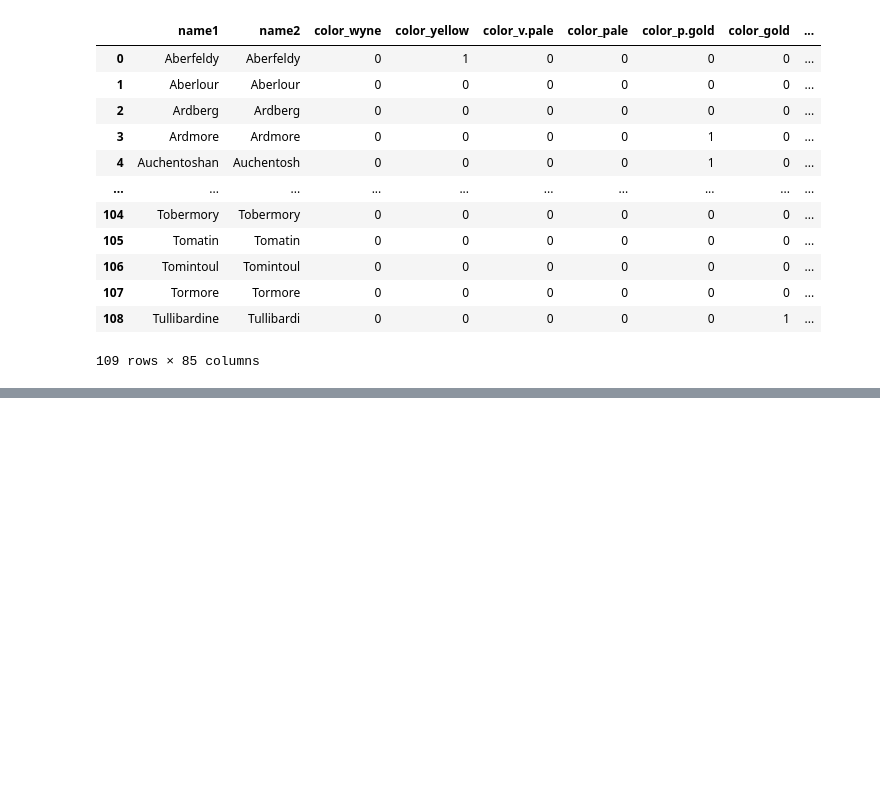
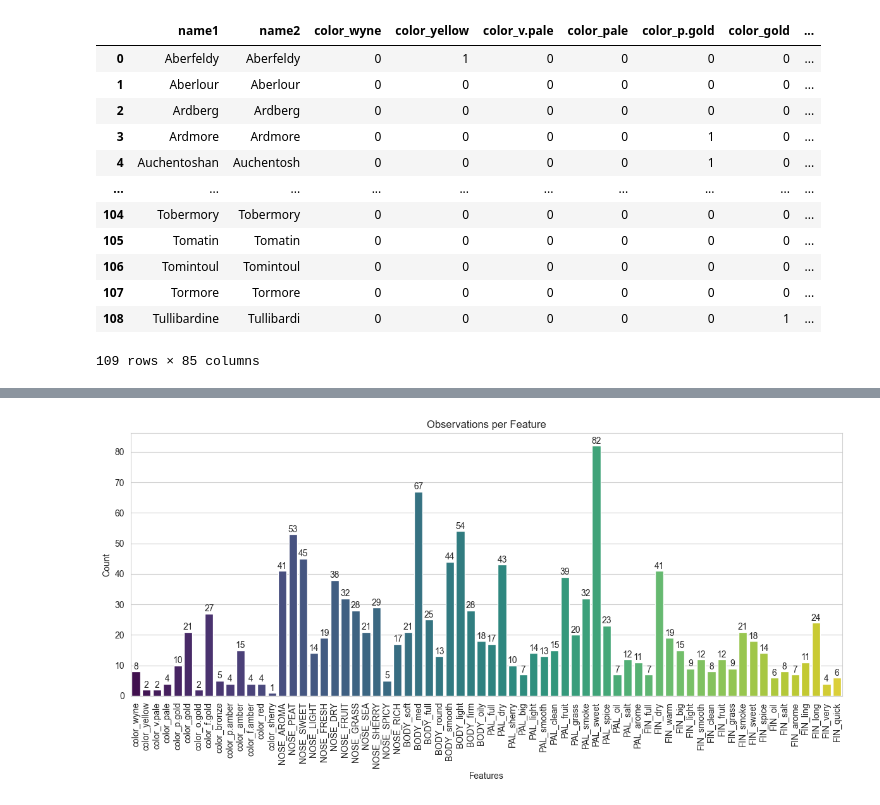
Before and after one commit to alonbenach/Whisky_Sond, a Jupyter notebook: whisky_analysis.ipynb, the cells around one changed output, grey strips where cells are left out. Saved outputs shown, nothing was run; the diff lists cells and outputs as text; code cells hidden in the pictures; blank space fills up the shorter version.

```diff
--- a/whisky_analysis.ipynb
+++ b/whisky_analysis.ipynb
@@ -37,0 +209,28 @@ scotch_data
+# %%
+# Step 1: Identify categorical variables and origin variables
+categorical_variables = ['REGION', 'DISTRICT']
+origin_variables = ['islay', 'midland', 'spey', 'east', 'west', 'north', 'lowland', 'campbell', 'islands']
+numeric_variables = ['AGE', 'DIST', 'SCORE', '%']
+
+# Step 2: Create a DataFrame of features excluding categorical and origin variables
+features = scotch_data.drop(['name1'] + categorical_variables + origin_variables + numeric_variables, axis=1)
+
+# Count observations for each feature
+feature_counts = features.sum()
+
+# Plot the counts of observations for features
+plt.figure(figsize=(12, 6))
+ax = sns.barplot(x=feature_counts.index, y=feature_counts.values, palette='viridis')  # Use a sequential color palette (viridis)
+plt.xlabel('Features')
+plt.ylabel('Count')
+plt.title('Observations per Feature')
+plt.xticks(rotation=90)
+
+# Add count labels on top of each bar
+for i, count in enumerate(feature_counts):
+    ax.text(i, count + 0.1, str(count), ha='center', va='bottom')
+
+plt.tight_layout()
+plt.show()
+# %% [output]
+[figure, added]
```
Also changed, not shown: parts of 19 cells of this notebook, 1 other file.
